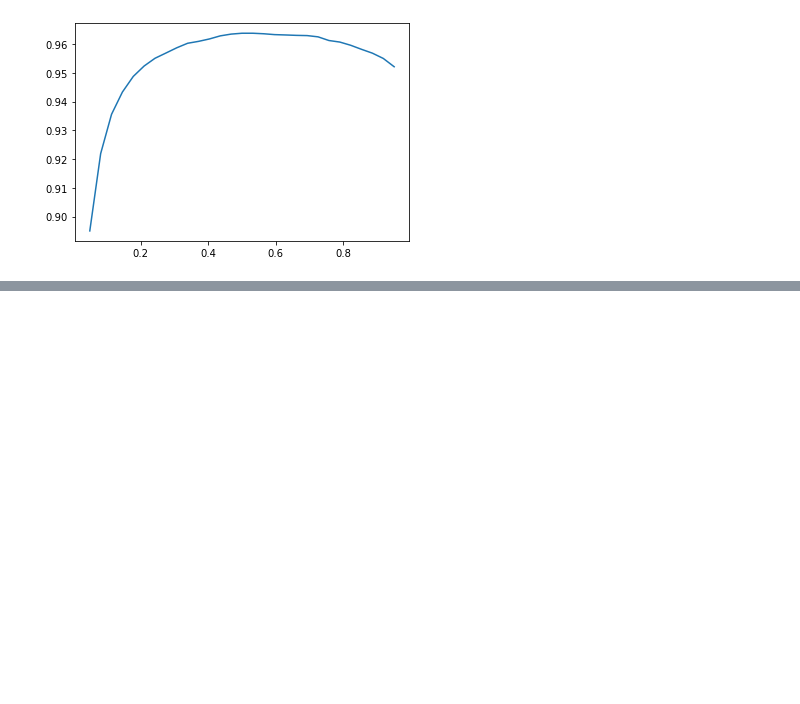
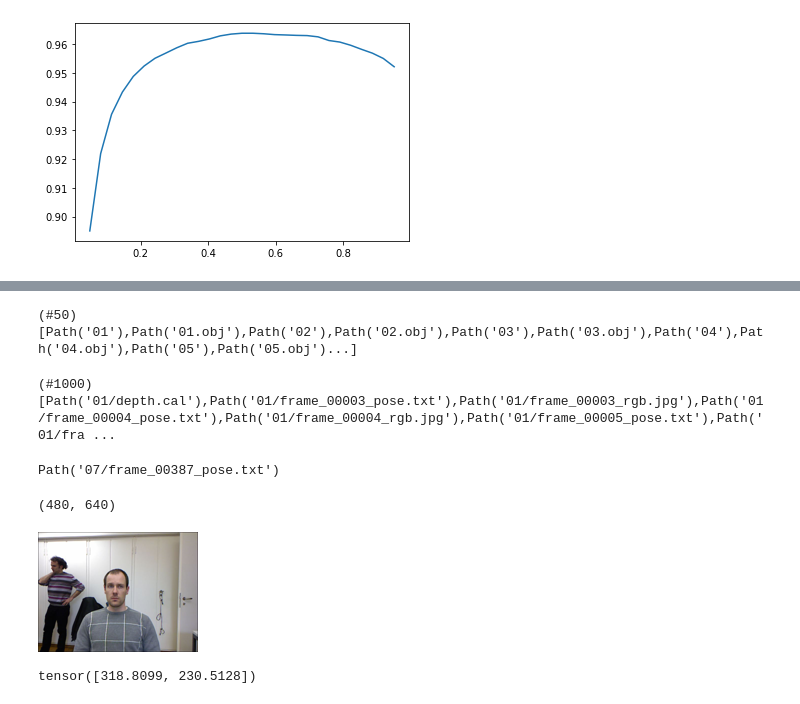
Before and after one commit to huli/fast-ai-course, a Jupyter notebook: chapters/chapter-06-other-computer-vision-problems.ipynb, the cells around one changed output, grey strips where cells are left out. Saved outputs shown, nothing was run; the diff lists cells and outputs as text; code cells hidden in the pictures; blank space fills up the shorter version.

Commit message:
feat: finished image regression

```diff
--- a/chapters/chapter-06-other-computer-vision-problems.ipynb
+++ b/chapters/chapter-06-other-computer-vision-problems.ipynb
@@ -187,0 +197,3 @@ plt.plot(xs, accs);
+# %%
+# get some kinect data
+path = untar_data(URLs.BIWI_HEAD_POSE)
@@ -187,0 +202,28 @@ plt.plot(xs, accs);
+# %%
+path.ls().sorted()
+# %% [output]
+(#50) [Path('01'),Path('01.obj'),Path('02'),Path('02.obj'),Path('03'),Path('03.obj'),Path('04'),Path('04.obj'),Path('05'),Path('05.obj')...]
+# %%
+(path/'01').ls().sorted()
+# %% [output]
+(#1000) [Path('01/depth.cal'),Path('01/frame_00003_pose.txt'),Path('01/frame_00003_rgb.jpg'),Path('01/frame_00004_pose.txt'),Path('01/frame_00004_rgb.jpg'),Path('01/frame_00005_pose.txt'),Path('01/fra ...
+# %%
+# get all images files
+images = get_image_files(path)
+# %%
+# function for getting pose file from image
+def img2pose(x): return Path(f'{str(x)[:-7]}pose.txt')
+
+# test it
+img2pose(images[0])
+# %% [output]
+Path('07/frame_00387_pose.txt')
+# %%
+sample = PILImage.create(images[0])
+sample.shape
+# %% [output]
+(480, 640)
+# %%
+sample.to_thumb(160)
+# %% [output]
+[figure, added]
@@ -187,0 +238,4 @@ plt.plot(xs, accs);
+# %%
+get_ctr(images[0])
+# %% [output]
+tensor([318.8099, 230.5128])
```
Also changed, not shown: parts of 18 cells of this notebook, 1 other file.
